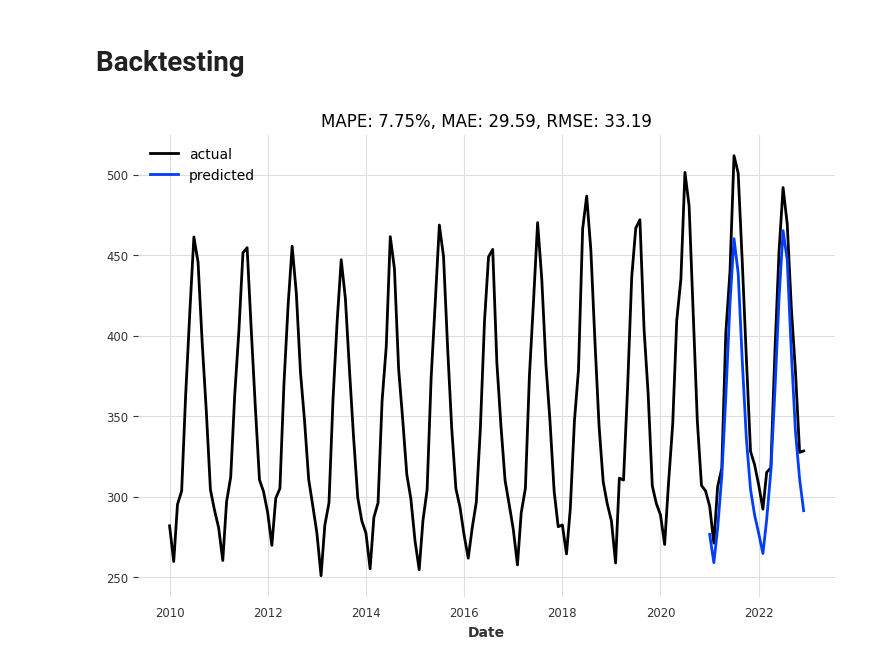
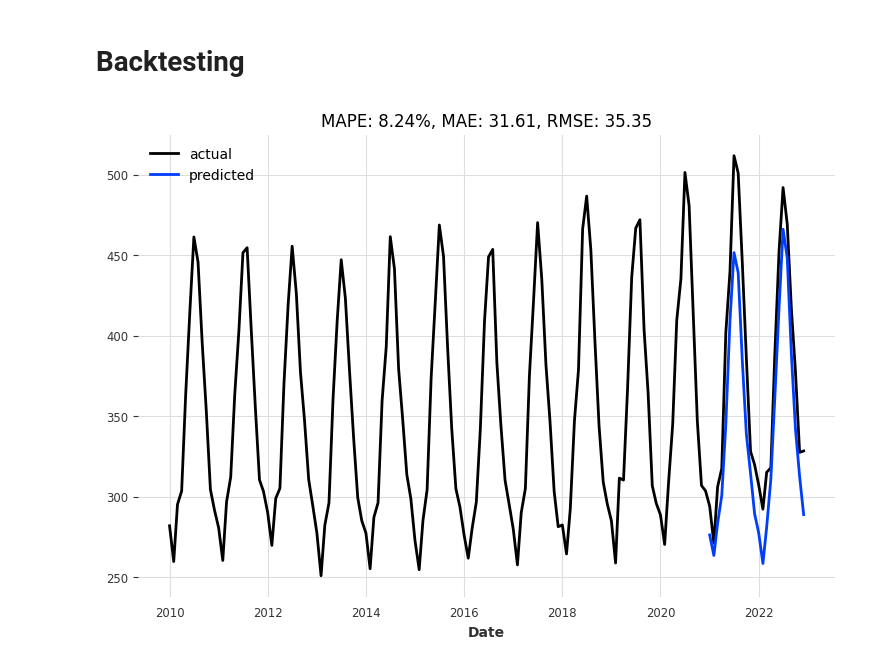
Before and after one commit to TheVeryCoolJackson/COMPSCI760-Electricity-Timeseries, a Jupyter notebook: TFT.ipynb, the cells around one changed output. Drawn from its saved outputs; the diff is of its cells as text; code cells hidden in the pictures.

```diff
--- a/TFT.ipynb
+++ b/TFT.ipynb
@@ -61,12 +56,7 @@ electricity_consumption
 | 173 | 2024-06-01 | 133.50 | 13.60 | 13.35 | 3.35 | ... |
 174 rows × 11 columns
 # %%
-# read immigration data
-immigration = pd.read_csv("./immigrationData/immigration_population_type.csv")
-immigration['Date'] = pd.to_datetime(immigration['Date'], format='%Y-%m-%d')
-immigration['Date'] = immigration['Date'] - pd.offsets.MonthEnd(1) + pd.offsets.Day(1)
 electricity_consumption['Date'] = pd.to_datetime(electricity_consumption['Date'], format='%Y-%m-%d')
-electricity_consumption = electricity_consumption.merge(immigration, on='Date', how='left')
 electricity_consumption
 # %% [output]
 |  | Date | Total Rainfall Mm | Mean Air Temperature in Celsius | Mean Vapour Pressure Hpa | Mean Wind Speed M/Sec | ... |
@@ -115,8 +105,8 @@ val_transformed = transformer.transform(val)
 series_transformed = transformer.transform(ts)
 
 #split past covariates
-train_past_cov_df = train_transformed.pd_dataframe()[['Days Of Wind Gust >= 24 Knots in Day', 'Mean Air Temperature in Celsius', 'Mean Vapour Pressure Hpa', 'Total Rainfall Mm', 'Count_x']]
-val_past_cov_df = val_transformed.pd_dataframe()[['Days Of Wind Gust >= 24 Knots in Day', 'Mean Air Temperature in Celsius', 'Mean Vapour Pressure Hpa', 'Total Rainfall Mm', 'Count_x']]
+train_past_cov_df = train_transformed.pd_dataframe()[['Days Of Wind Gust >= 24 Knots in Day', 'Mean Air Temperature in Celsius', 'Mean Vapour Pressure Hpa', 'Total Rainfall Mm']]
+val_past_cov_df = val_transformed.pd_dataframe()[['Days Of Wind Gust >= 24 Knots in Day', 'Mean Air Temperature in Celsius', 'Mean Vapour Pressure Hpa', 'Total Rainfall Mm']]
 
 train_past_cov_df = train_past_cov_df.apply(lambda col: col.fillna(col.mean()))
 val_past_cov_df = val_past_cov_df.apply(lambda col: col.fillna(col.mean()))
@@ -159,10 +149,10 @@ forecast_horizon = 48
 my_model = TFTModel(
     input_chunk_length=input_chunk_length,
     output_chunk_length=forecast_horizon,
-    hidden_size=124,
-    lstm_layers=3,
+    hidden_size=64,
+    lstm_layers=1,
     num_attention_heads=3,
-    dropout=0.01,
+    dropout=0.005,
     batch_size=30,
     n_epochs=300,
     add_relative_index=False,
@@ -228,42 +218,46 @@ pred_series_transformed = eval_model(my_model)
 series_target = series_transformed['Est. Total consumption (GWh)']
 
 backtest_series = my_model.historical_forecasts(
-    series=series_target,
+    series_target,
     past_covariates=train_past_cov,
     start=train.end_time() + train.freq,
     num_samples=1,
-    forecast_horizon=forecast_horizon,
-    stride=forecast_horizon,
+    forecast_horizon=24,
+    stride=1,
     last_points_only=False,
-    retrain=False,
-    verbose=True
+    retrain=True,
+    verbose=True,
 )
 # %%
 def eval_backtest(backtest_series, actual_series, horizon, start, transformer):
 
     actual_series_target = actual_series['Est. Total consumption (GWh)']
+    # print("Actual series length:", len(actual_series_target))
 
     actual_series_inv = transformer.inverse_transform(actual_series_target[: backtest_series.end_time()])
     backtest_series_inv = transformer.inverse_transform(backtest_series)
+
+    # print("Actual Inverse First 5:", actual_series_inv[:5])
+    # print("Predicted Inverse First 5:", backtest_series_inv[:5])
 
     mape_val = mape(actual_series_inv, backtest_series_inv)
     mae_val = mae(actual_series_inv, backtest_series_inv)
     rmse_val = rmse(actual_series_inv, backtest_series_inv)
 
     plt.figure(figsize=(9, 6))
     actual_series_inv.plot(label="actual")
     backtest_series_inv.plot(label="predicted")
 
     plt.title("MAPE: {:.2f}%, MAE: {:.2f}, RMSE: {:.2f}".format(mape_val, mae_val, rmse_val))
     plt.legend()
     plt.show()
 
 eval_backtest(
     backtest_series=concatenate(backtest_series),
     actual_series=series_transformed,
     horizon=forecast_horizon,
-    start=train.end_time(),
+    start=training_cutoff,
     transformer=transformer_target
 )
 # %% [output]
-[figure, old version]
+[figure, new version]
```
Also changed, not shown: parts of 6 cells of this notebook.
